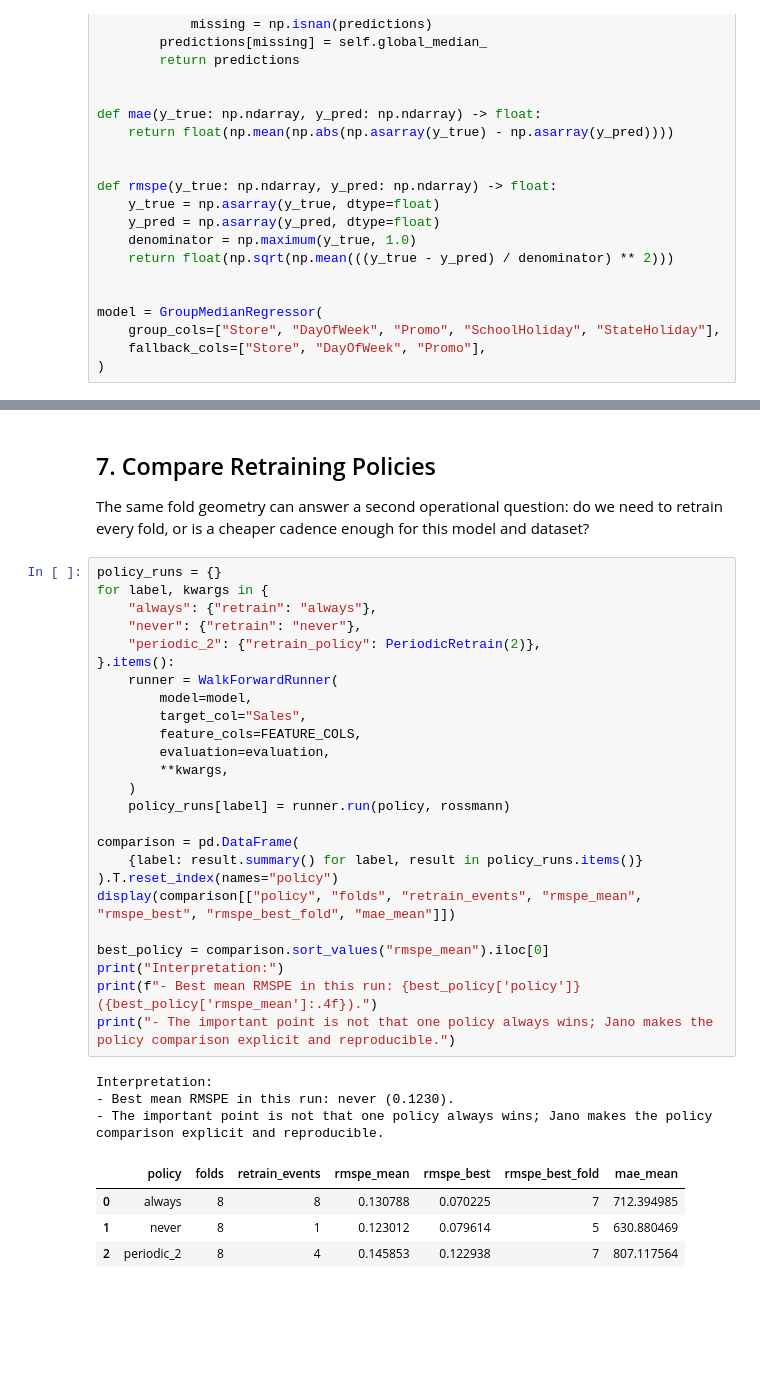
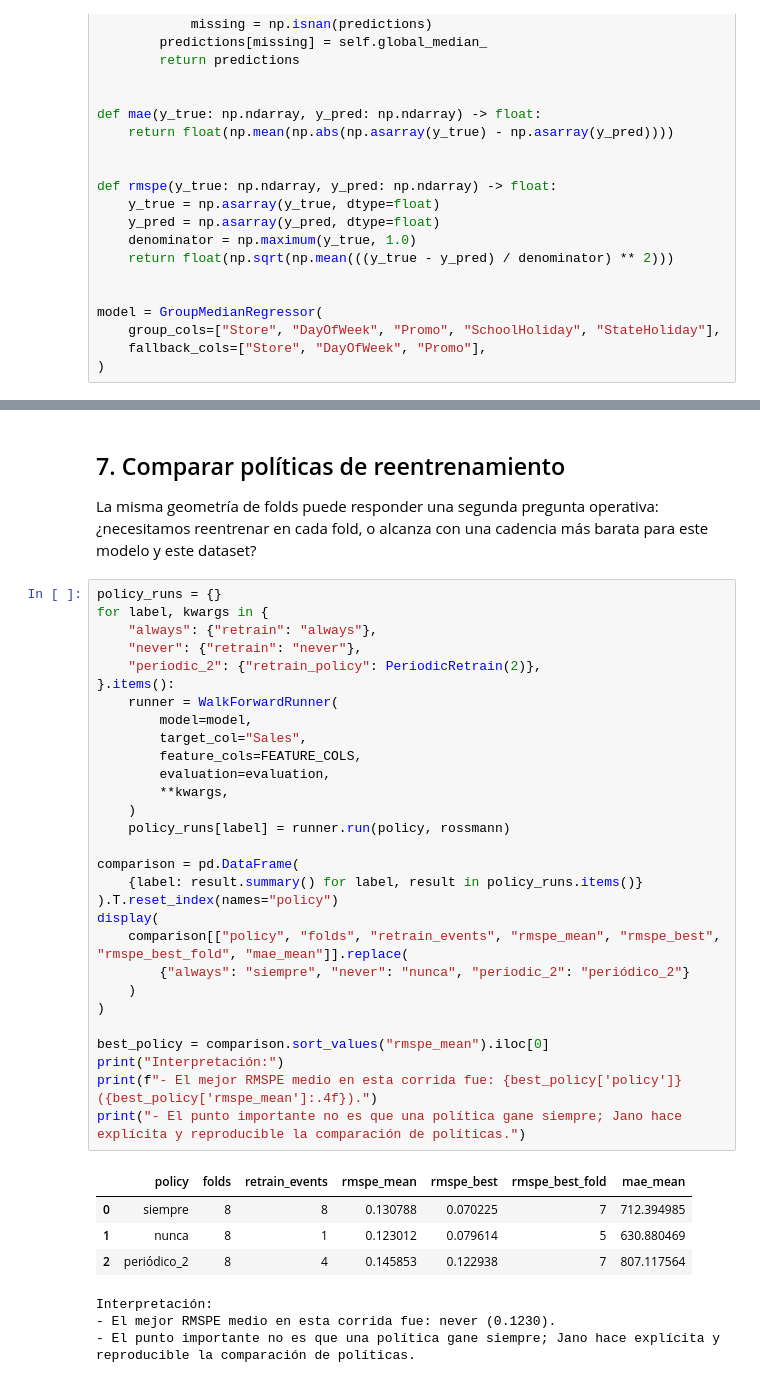
Before and after one commit to marmurar/jano, a Jupyter notebook: notebooks/rossmann_temporal_validation.ipynb, the cells around one changed output, grey strips where cells are left out. Drawn from its saved outputs; the diff is of its cells as text; blank space fills up the shorter version.

```diff
--- a/notebooks/rossmann_temporal_validation.ipynb
+++ b/notebooks/rossmann_temporal_validation.ipynb
@@ -442,40 +539,44 @@ Interpretation:
 # %% [markdown]
-## 7. Compare Retraining Policies
+## 7. Comparar políticas de reentrenamiento
 
-The same fold geometry can answer a second operational question: do we need to retrain every fold, or is a cheaper cadence enough for this model and dataset?
+La misma geometría de folds puede responder una segunda pregunta operativa: ¿necesitamos reentrenar en cada fold, o alcanza con una cadencia más barata para este modelo y este dataset?
 # %%
 policy_runs = {}
 for label, kwargs in {
     "always": {"retrain": "always"},
     "never": {"retrain": "never"},
     "periodic_2": {"retrain_policy": PeriodicRetrain(2)},
 }.items():
     runner = WalkForwardRunner(
         model=model,
         target_col="Sales",
         feature_cols=FEATURE_COLS,
         evaluation=evaluation,
         **kwargs,
     )
     policy_runs[label] = runner.run(policy, rossmann)
 
 comparison = pd.DataFrame(
     {label: result.summary() for label, result in policy_runs.items()}
 ).T.reset_index(names="policy")
-display(comparison[["policy", "folds", "retrain_events", "rmspe_mean", "rmspe_best", "rmspe_best_fold", "mae_mean"]])
+display(
+    comparison[["policy", "folds", "retrain_events", "rmspe_mean", "rmspe_best", "rmspe_best_fold", "mae_mean"]].replace(
+        {"always": "siempre", "never": "nunca", "periodic_2": "periódico_2"}
+    )
+)
 
 best_policy = comparison.sort_values("rmspe_mean").iloc[0]
-print("Interpretation:")
-print(f"- Best mean RMSPE in this run: {best_policy['policy']} ({best_policy['rmspe_mean']:.4f}).")
-print("- The important point is not that one policy always wins; Jano makes the policy comparison explicit and reproducible.")
+print("Interpretación:")
+print(f"- El mejor RMSPE medio en esta corrida fue: {best_policy['policy']} ({best_policy['rmspe_mean']:.4f}).")
+print("- El punto importante no es que una política gane siempre; Jano hace explícita y reproducible la comparación de políticas.")
 # %% [output]
+|  | policy | folds | retrain_events | rmspe_mean | rmspe_best | rmspe_best_fold | mae_mean |
+| 0 | siempre | 8 | 8 | 0.130788 | 0.070225 | 7 | 712.394985 |
+| 1 | nunca | 8 | 1 | 0.123012 | 0.079614 | 5 | 630.880469 |
+| 2 | periódico_2 | 8 | 4 | 0.145853 | 0.122938 | 7 | 807.117564 |
-Interpretation:
-- Best mean RMSPE in this run: never (0.1230).
-- The important point is not that one policy always wins; Jano makes the policy comparison explicit and reproducible.
+Interpretación:
+- El mejor RMSPE medio en esta corrida fue: never (0.1230).
+- El punto importante no es que una política gane siempre; Jano hace explícita y reproducible la comparación de políticas.
-|  | policy | folds | retrain_events | rmspe_mean | rmspe_best | rmspe_best_fold | mae_mean |
-| 0 | always | 8 | 8 | 0.130788 | 0.070225 | 7 | 712.394985 |
-| 1 | never | 8 | 1 | 0.123012 | 0.079614 | 5 | 630.880469 |
-| 2 | periodic_2 | 8 | 4 | 0.145853 | 0.122938 | 7 | 807.117564 |
 # %%
 trajectory = pd.concat(
     [result.metric_trajectory().assign(policy=label) for label, result in policy_runs.items()],
```
Also changed, not shown: parts of 18 cells of this notebook, 12 other files.
